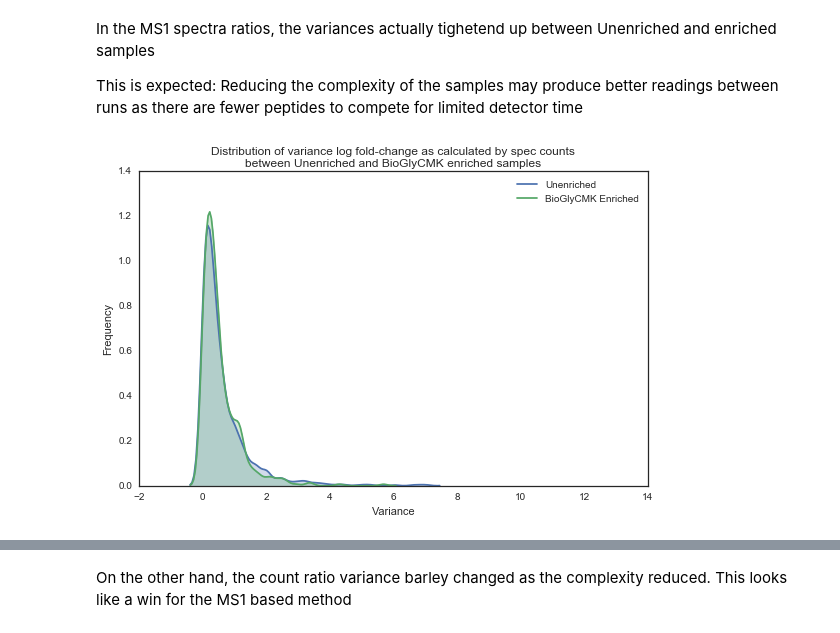
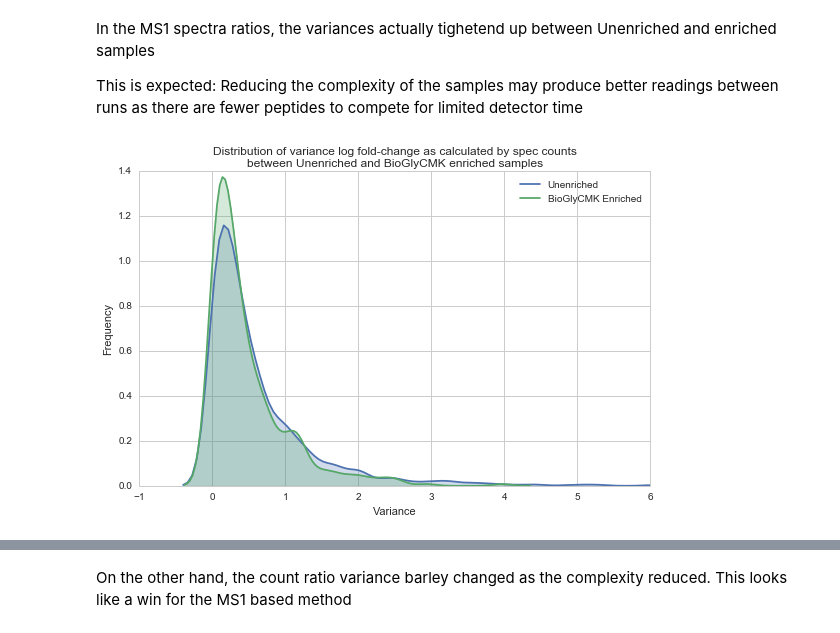
Before and after one commit to mmayers12/n15_mice, a Jupyter notebook: ipynbs/Ratios---SpecCount-Based-vs-MS1-Spectra-Based.ipynb, the cells around one changed output, grey strips where cells are left out. Saved outputs shown, nothing was run; the diff lists cells and outputs as text; code cells hidden in the pictures.

Commit message:
Outlier sample removed

```diff
--- a/ipynbs/Ratios---SpecCount-Based-vs-MS1-Spectra-Based.ipynb
+++ b/ipynbs/Ratios---SpecCount-Based-vs-MS1-Spectra-Based.ipynb
@@ -23,7 +23,7 @@ from scripts import utils
 BASE = '../data'
 
 metadata = pd.read_csv(os.path.join(BASE,"filt_metadata.csv"), index_col=0)
-grouped_loci = utils.load(os.path.join(BASE, 'grouped_loci.pkl.gz'))
+grouped_loci = utils.load(os.path.join(BASE, 'grouped_loci_filt1.pkl.gz'))
 # %% [markdown]
 Use metadata to ensure the sample labels produce correct pairing
 # %%
@@ -447,0 +476,10 @@ plt.title('Vairance Comparsion: Count Ratios vs MS1 Ratios\nBioGlyCMK Probe Enri
+# %%
+sns.set_style('whitegrid')
+bins = np.arange(-1, 6, .25)
+sns.kdeplot(var_filt1['count_var'].dropna(), shade = True, label = 'Spec Count Variance')
+sns.kdeplot(var_filt1['ratio_var'].dropna(), shade = True, label = 'MS1 Ratio Variance')
+plt.xlabel('Variance')
+plt.ylabel('Frequency')
+plt.xlim([-1, 6])
+plt.legend()
+plt.title("Distribution of variance log fold-change between quantification method\nin BioGlyCMK enriched samples");
@@ -448,9 +492,9 @@ plt.title('Vairance Comparsion: Count Ratios vs MS1 Ratios\nBioGlyCMK Probe Enri
 # %%
-sns.set_style('white')
-sns.kdeplot(var_filt1['count_var'], shade = True, label = 'Spec Count Variance')
-sns.kdeplot(var_filt1['ratio_var'], shade = True, label = 'MS1 Ratio Variance')
+sns.set_style('whitegrid')
+sns.kdeplot(var_filt1.loc[low_peps]['count_var'].dropna(), shade = True, label = 'Spec Count Variance')
+sns.kdeplot(var_filt1.loc[low_peps]['ratio_var'].dropna(), shade = True, label = 'MS1 Ratio Variance')
 plt.xlabel('Variance')
 plt.ylabel('Frequency')
-plt.xlim([-2, 14])
+plt.xlim([-1, 6])
 plt.title("Distribution of variance log fold-change between quantification method\nin BioGlyCMK enriched samples");
 # %% [output]
@@ -475,9 +528,9 @@ This is expected: Reducing the complexity of the samples may produce better read
 # %%
 sns.kdeplot(var_filt['count_var'], shade = True, label = 'Unenriched')
 sns.kdeplot(var_filt1['count_var'], shade = True, label = 'BioGlyCMK Enriched');
 plt.xlabel('Variance')
 plt.ylabel('Frequency')
-plt.xlim([-2, 14])
+plt.xlim([-1,6])
 plt.title("Distribution of variance log fold-change as calculated by spec counts\nbetween Unenriched and BioGlyCMK enriched samples");
 # %% [output]
-[figure, old version]
+[figure, new version]
```
Also changed, not shown: parts of 55 cells of this notebook, 6 other files.
